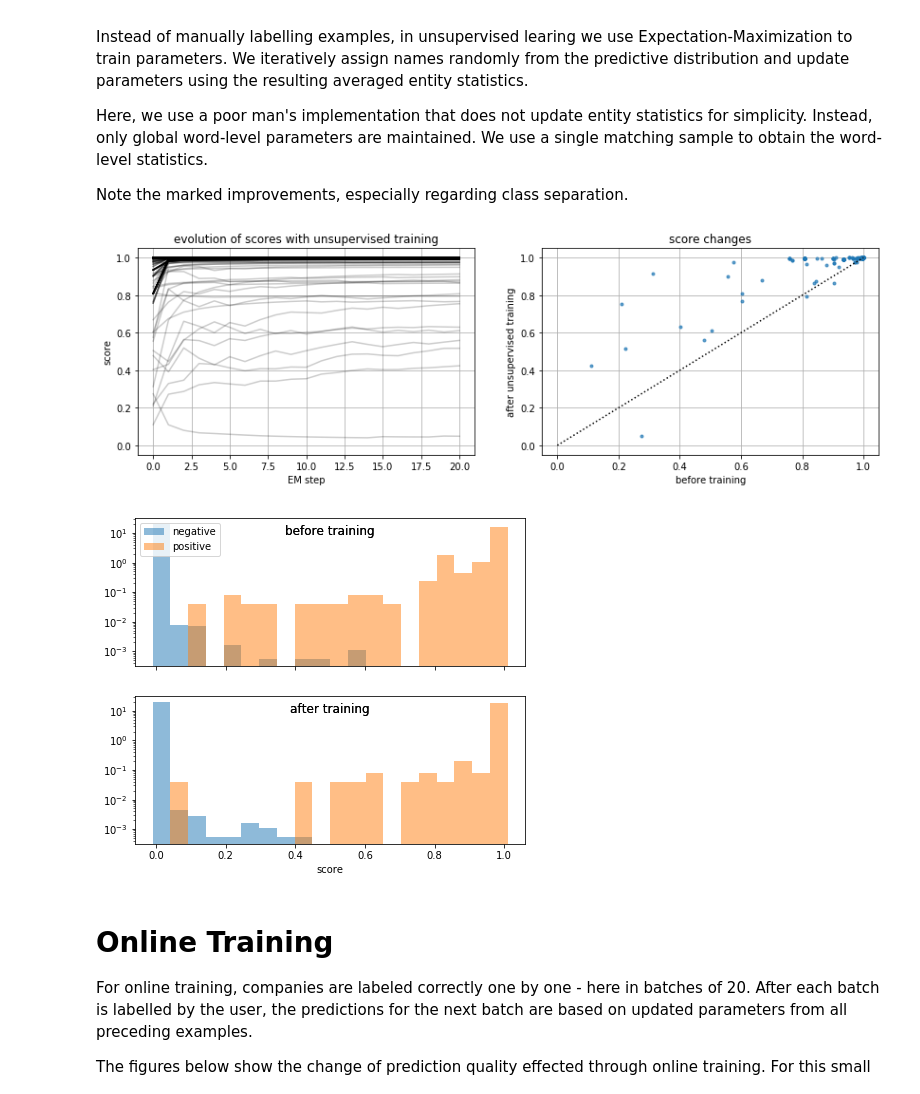
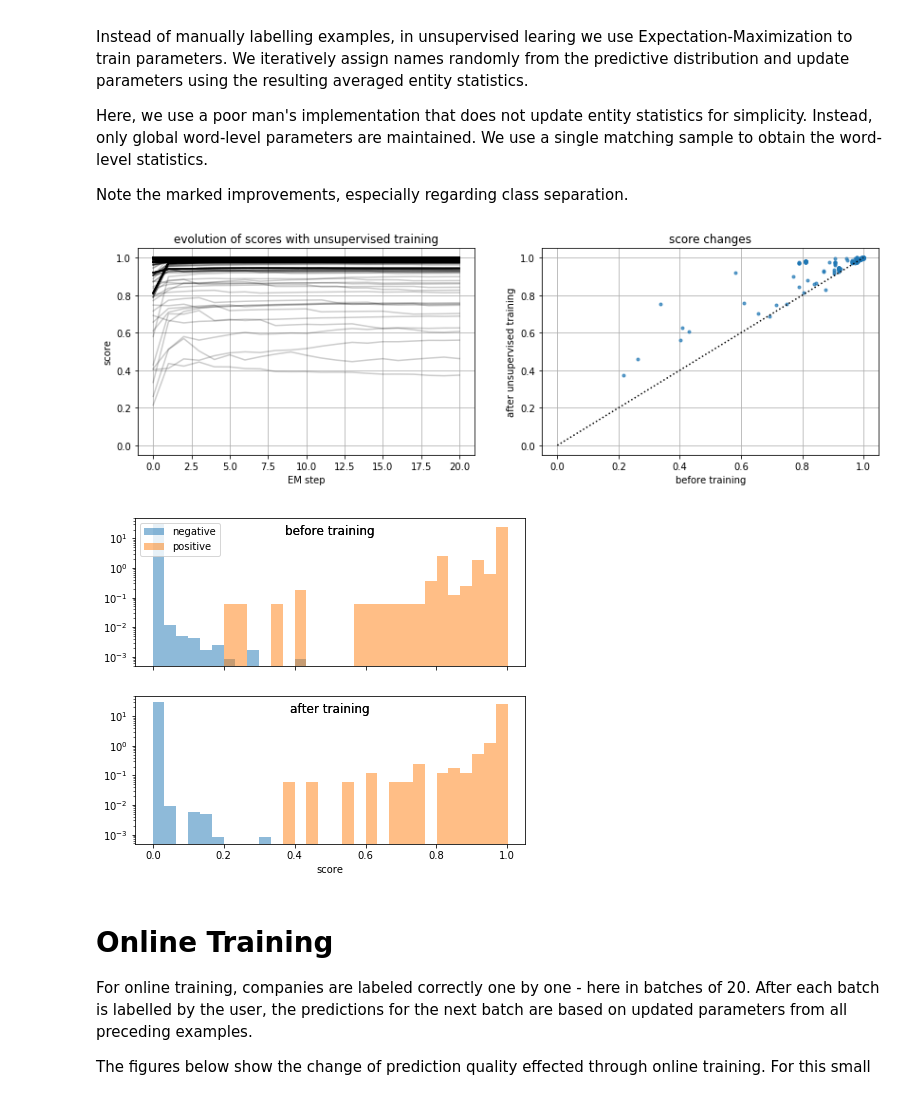
Before and after one commit to mossadnik/probabilistic-tf-idf, a Jupyter notebook: notebooks/examples.ipynb, the cells around one changed output. Drawn from its saved outputs; the diff is of its cells as text; code cells hidden in the pictures.

```diff
--- a/notebooks/examples.ipynb
+++ b/notebooks/examples.ipynb
@@ -74,7 +76,7 @@ Note the marked improvements, especially regarding class separation.
 # %%
 # setup
 prior = (np.log(.2), 1.5)
-log_odds_in_list = 0.
+log_odds_matched = np.log(10.)
 learning_rate = .4
 unsupervised_steps = 20
 
@@ -84,28 +86,33 @@ correct_assignments = [(i, i) for i in range(X.shape[0])]
 token_stats = (
     agg.get_token_statistics(targets)
     .add(agg.get_observation_token_statistics(X)))
-pi, s = map_estimate(token_stats, *prior)
+token_prior = map_estimate(token_stats, *prior)
+model = BetaBernoulliModel(targets, token_prior, log_odds_matched)
 
 res = pd.DataFrame()
 for step in range(unsupervised_steps + 1):
     # E-step: compute random assignments with current parameters
-    log_proba = core.get_log_proba(X, targets, pi, s)
-    log_prior = core.get_log_prior(X, pi)
-    proba = core.get_proba(log_proba, log_prior, log_odds_in_list)
+    proba = model.get_proba(X)
     assignments = core.sample_assignments(proba)
+    # If proba is not needed, can also use instead
+    # assignments = model.sample_assignments(X).ravel()
 
     # M-step
     # aggregate token-level statistics
     idx = assignments >= 0
-    token_stats = agg.get_token_statistics(
-        agg.get_entity_statistics(X[idx], assignments[idx], targets.size)
-        .add(targets))  # merge assignments into targets
-    token_stats.add(agg.get_observation_token_statistics(X[~idx]))  # combine with unassigned
+    token_stats = (
+        agg.get_token_statistics(
+            agg.get_entity_statistics(X[idx], assignments[idx], targets.size)
+            .add(targets))  # merge assignments into targets
+        .add(agg.get_observation_token_statistics(X[~idx])))  # combine with unassigned
     # update parameters
-    pi_new, s_new = map_estimate(token_stats, *prior, s_init=s, pi_init=pi)
-    fraction = learning_rate / (step + 1.)
-    ut.damped_update(pi, pi_new, fraction)
-    ut.damped_update(s, s_new, fraction)
+    model.token_prior.update(
+        map_estimate(
+            token_stats,
+            *prior,
+            s_init=token_prior.strength,
+            pi_init=token_prior.frequency),
+        learning_rate / (step + 1.))
 
     # monitoring
     if step == 0:
@@ -113,7 +120,6 @@ for step in range(unsupervised_steps + 1):
     score = pd.Series({test_names.index[i]: proba[i, j] for i, j in correct_assignments})
     res = res.append(score.reset_index().rename(columns={'index': 'symbol', 0: 'proba'}).assign(step=step))
 
-
 unsupervised_scores = res.sort_values(['symbol', 'step'])
 final_evaluation_data = get_evaluation_data(proba, correct_assignments)
 # %%
@@ -139,20 +145,20 @@ ax.set_xlabel('before training')
 ax.set_ylabel('after unsupervised training')
 pass
 # %% [output]
-[figure, old version]
+[figure, new version]
 # %%
 fig, axes = plt.subplots(nrows=2, figsize=(7, 6), sharex=True, sharey=True)
 
 for ax, df, title in zip(axes, [initial_evaluation_data, final_evaluation_data], ['before training', 'after training']):
     for (_y, _df), label in zip(df.groupby('y'), ['negative', 'positive']):
-        ax.hist(_df['score'].values, bins=np.linspace(-.01, 1.01, 21), alpha=.5, density=True, log=True, label=label)
+        ax.hist(_df['score'].values, bins=np.linspace(-.001, 1.001, 31), alpha=.5, density=True, log=True, label=label)
         ax.text(.5, .95, title, ha='center', va='top', transform=ax.transAxes, fontsize=12)
 
 axes[0].legend(loc='upper left')
 axes[1].set_xlabel('score')
 pass
 # %% [output]
-[figure, old version]
+[figure, new version]
 # %% [markdown]
 # Online Training
 
```
Also changed, not shown: parts of 5 cells of this notebook, 4 other files.
